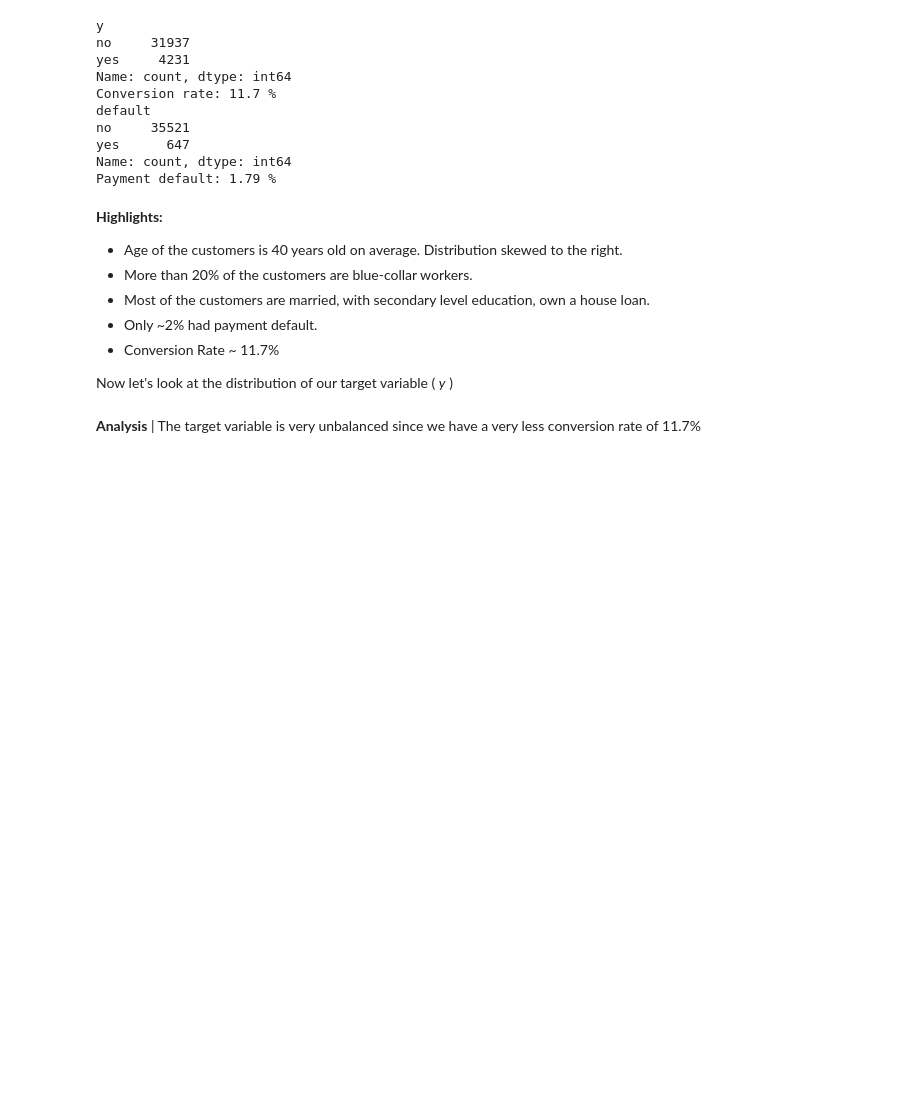
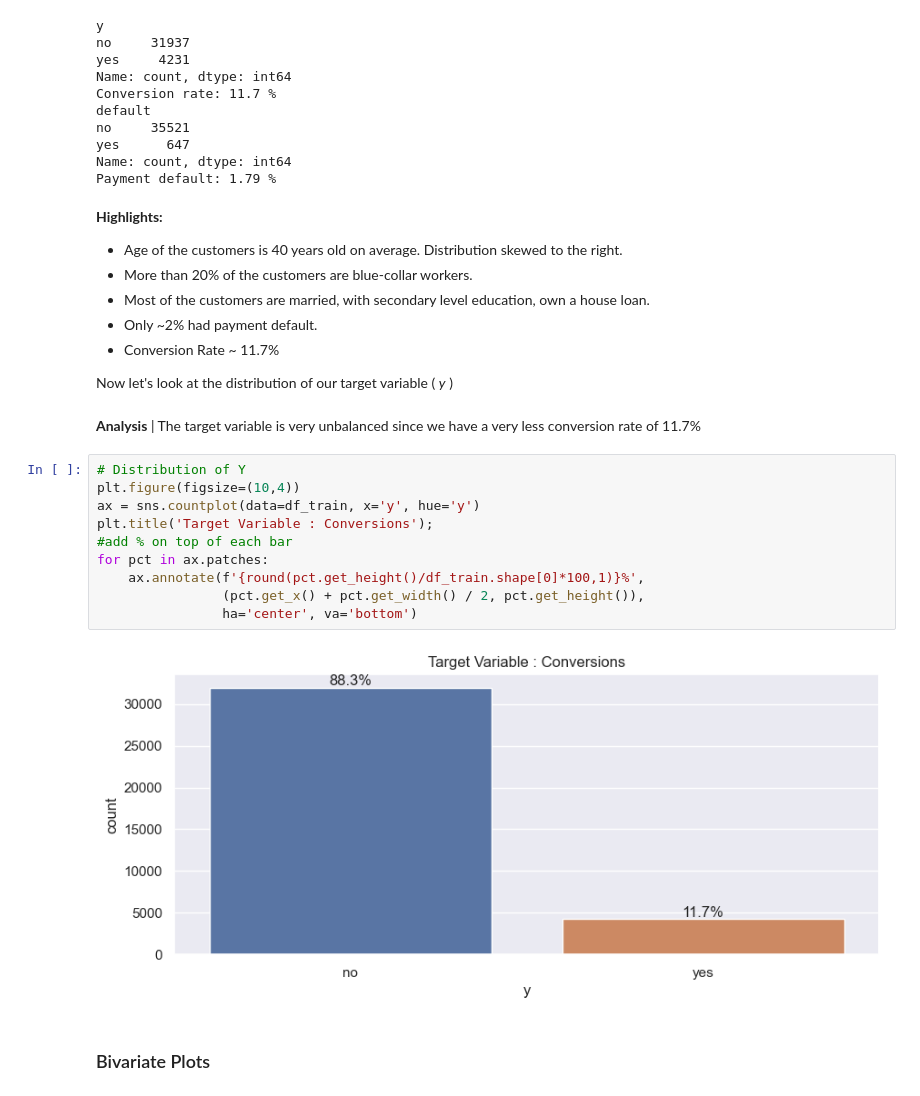
Before and after one commit to anoopungrd/sgh-advanced-analytics-big-data, a Jupyter notebook: semester-1/data-mining/project/code/Bank_Marketing_Notebook.ipynb, the cells around one changed output. Drawn from its saved outputs; the diff is of its cells as text; blank space fills up the shorter version.

Commit message:
Added the target imbalance graph

```diff
--- a/semester-1/data-mining/project/code/Bank_Marketing_Notebook.ipynb
+++ b/semester-1/data-mining/project/code/Bank_Marketing_Notebook.ipynb
@@ -186,3 +186,17 @@ Payment default: 1.79 %
 Now let's look at the distribution of our target variable ( *y* )
 # %% [markdown]
 **Analysis** | The target variable is very unbalanced since we have a very less conversion rate of 11.7%
+# %%
+# Distribution of Y
+plt.figure(figsize=(10,4))
+ax = sns.countplot(data=df_train, x='y', hue='y')
+plt.title('Target Variable : Conversions');
+#add % on top of each bar
+for pct in ax.patches:
+    ax.annotate(f'{round(pct.get_height()/df_train.shape[0]*100,1)}%',
+                (pct.get_x() + pct.get_width() / 2, pct.get_height()),
+                ha='center', va='bottom')
+# %% [output]
+[figure, added]
+# %% [markdown]
+### Bivariate Plots
```
